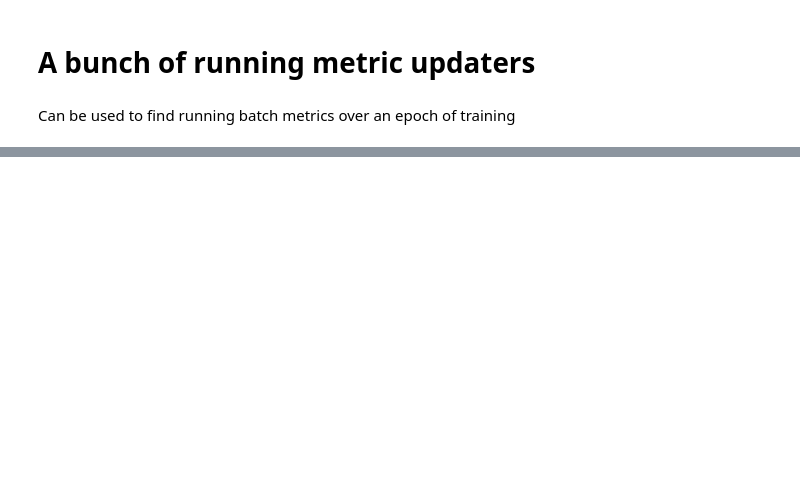
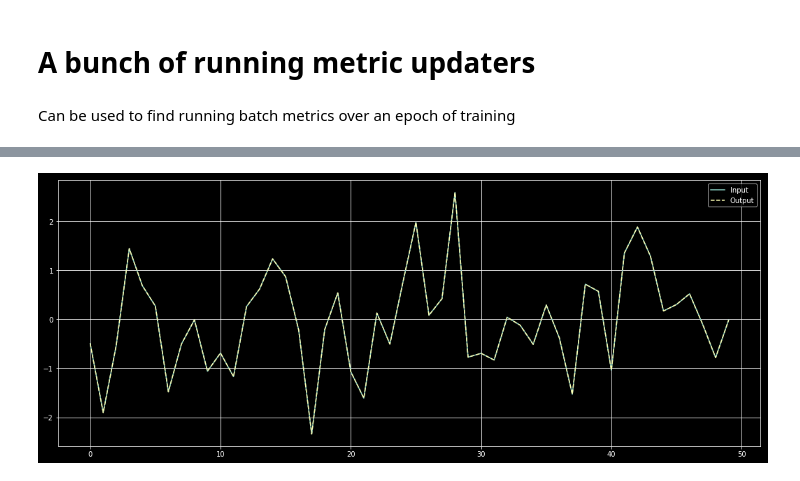
Before and after one commit to rajatvd/pytorch-utils, a Jupyter notebook: notebooks/updaters.ipynb, the cells around one changed output, grey strips where cells are left out. Saved outputs shown, nothing was run; the diff lists cells and outputs as text; code cells hidden in the pictures; blank space fills up the shorter version.

```diff
--- a/notebooks/updaters.ipynb
+++ b/notebooks/updaters.ipynb
@@ -47,0 +96,4 @@ def latest():
+# %%
+test_updater(latest())
+# %% [output]
+[figure, added]
```
Also changed, not shown: parts of 9 cells of this notebook, 5 other files.
